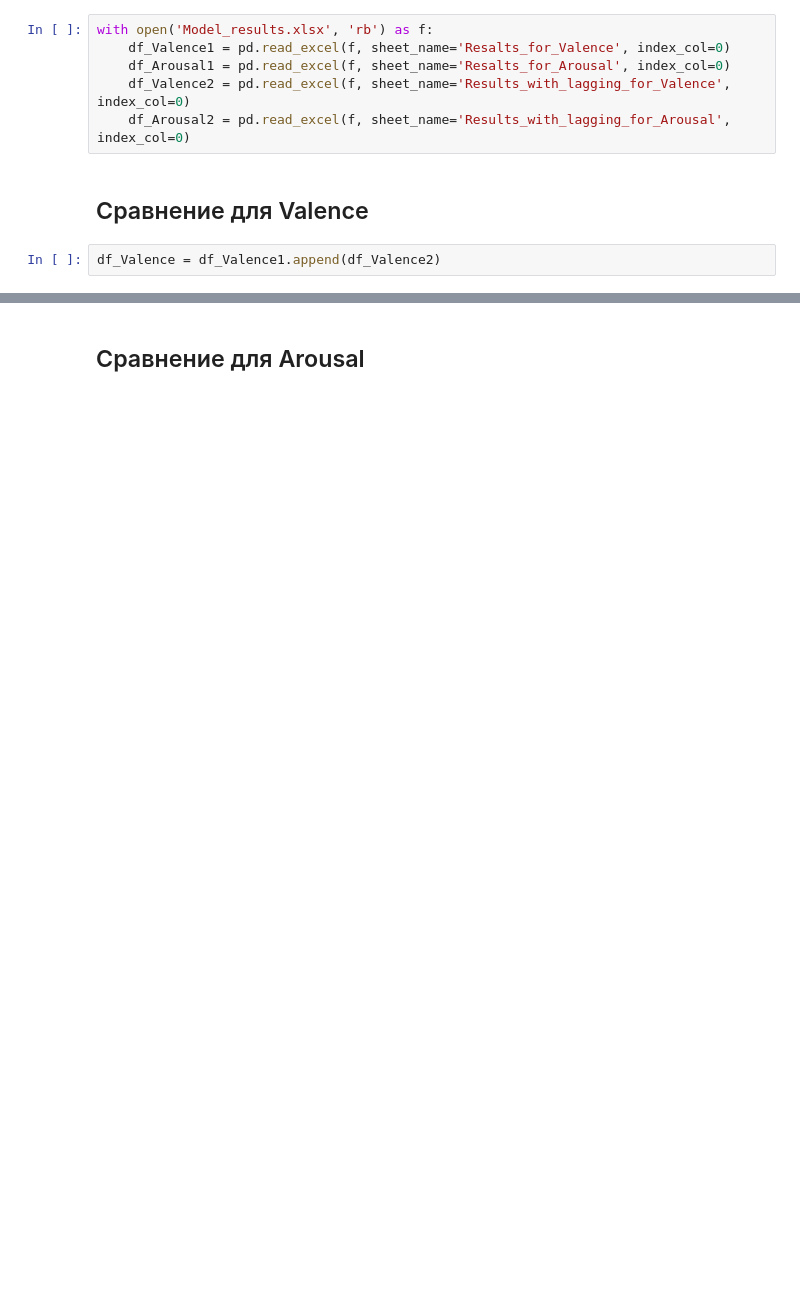
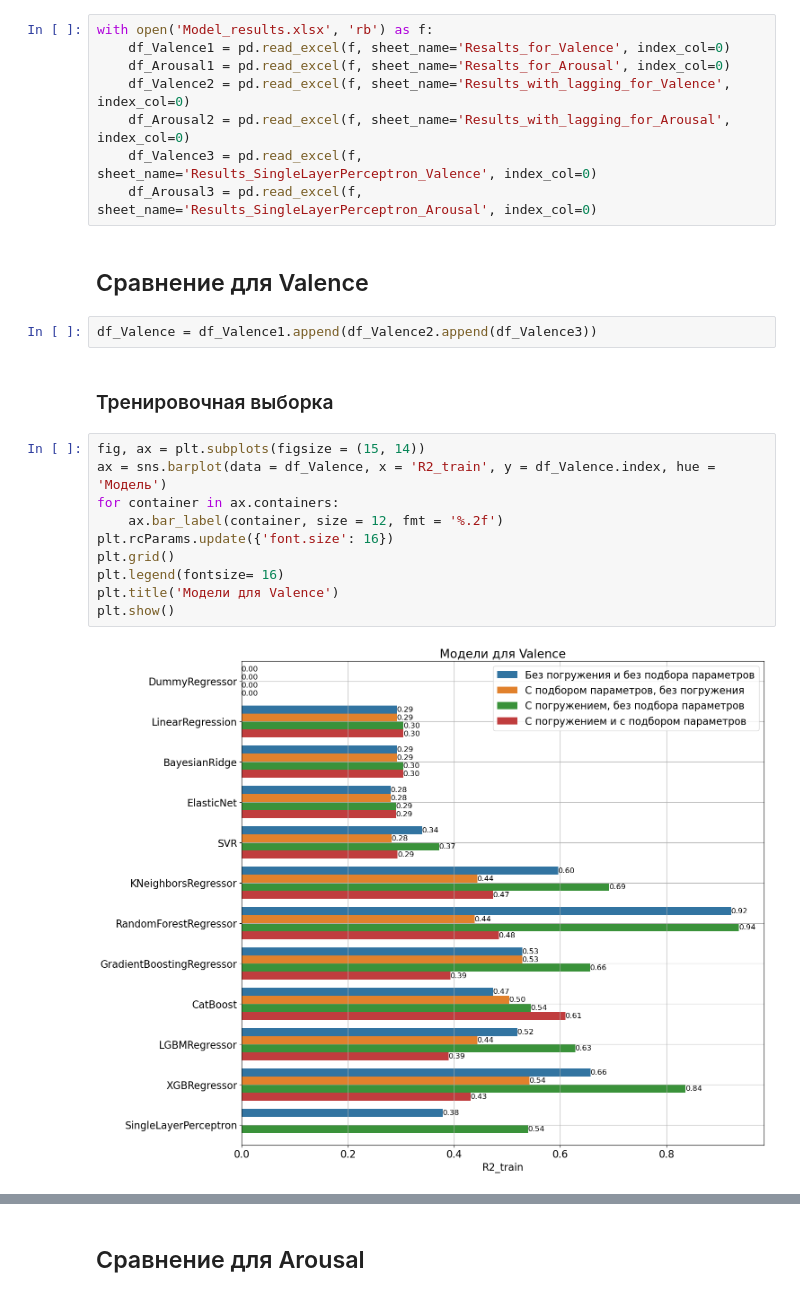
Before and after one commit to KLJBr/Course_Work, a Jupyter notebook: Progress_of_Work/Общее сравнение моделей.ipynb, the cells around one changed output, grey strips where cells are left out. Drawn from its saved outputs; the diff is of its cells as text; blank space fills up the shorter version.

```diff
--- a/Progress_of_Work/Общее сравнение моделей.ipynb
+++ b/Progress_of_Work/Общее сравнение моделей.ipynb
@@ -12,7 +12,23 @@ with open('Model_results.xlsx', 'rb') as f:
     df_Arousal1 = pd.read_excel(f, sheet_name='Resalts_for_Arousal', index_col=0)
     df_Valence2 = pd.read_excel(f, sheet_name='Results_with_lagging_for_Valence', index_col=0)
     df_Arousal2 = pd.read_excel(f, sheet_name='Results_with_lagging_for_Arousal', index_col=0)
+    df_Valence3 = pd.read_excel(f, sheet_name='Results_SingleLayerPerceptron_Valence', index_col=0)
+    df_Arousal3 = pd.read_excel(f, sheet_name='Results_SingleLayerPerceptron_Arousal', index_col=0)
 # %% [markdown]
 ## Сравнение для Valence
 # %%
-df_Valence = df_Valence1.append(df_Valence2)
+df_Valence = df_Valence1.append(df_Valence2.append(df_Valence3))
+# %% [markdown]
+### Тренировочная выборка
+# %%
+fig, ax = plt.subplots(figsize = (15, 14))
+ax = sns.barplot(data = df_Valence, x = 'R2_train', y = df_Valence.index, hue = 'Модель')
+for container in ax.containers:
+    ax.bar_label(container, size = 12, fmt = '%.2f')
+plt.rcParams.update({'font.size': 16})
+plt.grid()
+plt.legend(fontsize= 16)
+plt.title('Модели для Valence')
+plt.show()
+# %% [output]
+[figure, added]
```
Also changed, not shown: parts of 7 cells of this notebook, 6 other files.
